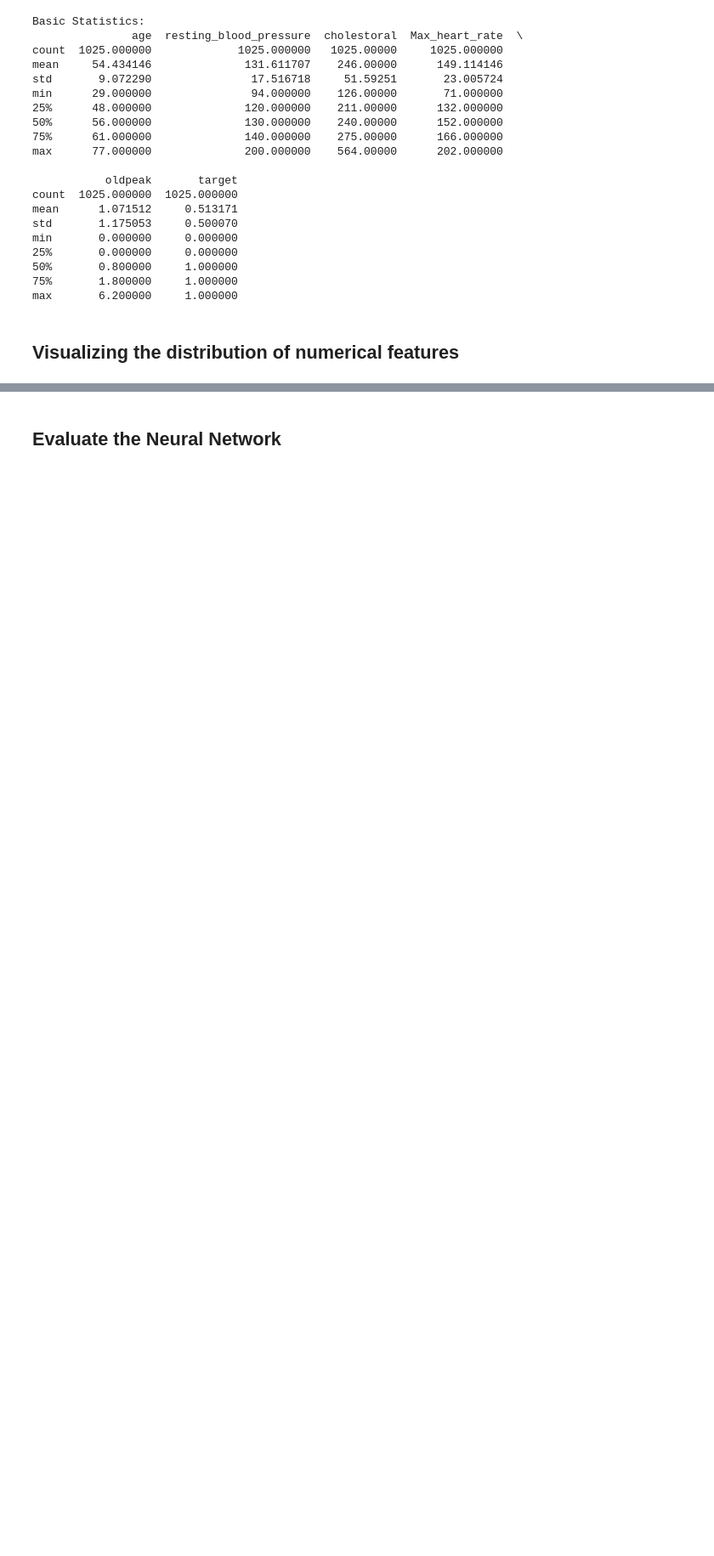
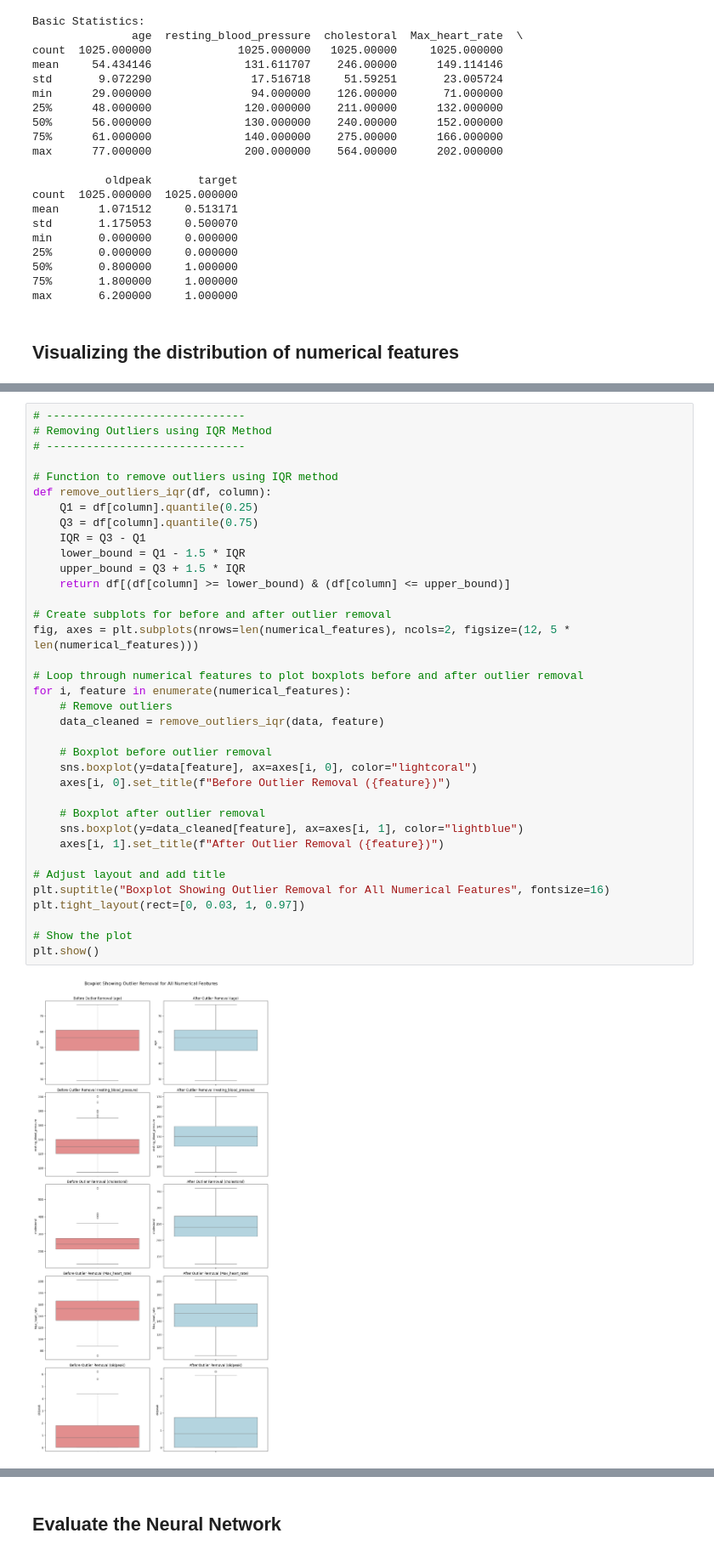
Before and after one commit to Hammad-08/Emmanuel, a Jupyter notebook: Project.ipynb, the cells around one changed output, grey strips where cells are left out. Shown at 85% size. Saved outputs shown, nothing was run; the diff lists cells and outputs as text; blank space fills up the shorter version.

```diff
--- a/Project.ipynb
+++ b/Project.ipynb
@@ -403,0 +377,38 @@ Epoch 50/50
+# %%
+# ------------------------------
+# Removing Outliers using IQR Method
+# ------------------------------
+
+# Function to remove outliers using IQR method
+def remove_outliers_iqr(df, column):
+    Q1 = df[column].quantile(0.25)
+    Q3 = df[column].quantile(0.75)
+    IQR = Q3 - Q1
+    lower_bound = Q1 - 1.5 * IQR
+    upper_bound = Q3 + 1.5 * IQR
+    return df[(df[column] >= lower_bound) & (df[column] <= upper_bound)]
+
+# Create subplots for before and after outlier removal
+fig, axes = plt.subplots(nrows=len(numerical_features), ncols=2, figsize=(12, 5 * len(numerical_features)))
+
+# Loop through numerical features to plot boxplots before and after outlier removal
+for i, feature in enumerate(numerical_features):
+    # Remove outliers
+    data_cleaned = remove_outliers_iqr(data, feature)
+
+    # Boxplot before outlier removal
+    sns.boxplot(y=data[feature], ax=axes[i, 0], color="lightcoral")
+    axes[i, 0].set_title(f"Before Outlier Removal ({feature})")
+
+    # Boxplot after outlier removal
+    sns.boxplot(y=data_cleaned[feature], ax=axes[i, 1], color="lightblue")
+    axes[i, 1].set_title(f"After Outlier Removal ({feature})")
+
+# Adjust layout and add title
+plt.suptitle("Boxplot Showing Outlier Removal for All Numerical Features", fontsize=16)
+plt.tight_layout(rect=[0, 0.03, 1, 0.97])
+
+# Show the plot
+plt.show()
+# %% [output]
+[figure, added]
```
Also changed, not shown: parts of 115 cells of this notebook, 2 other files.
